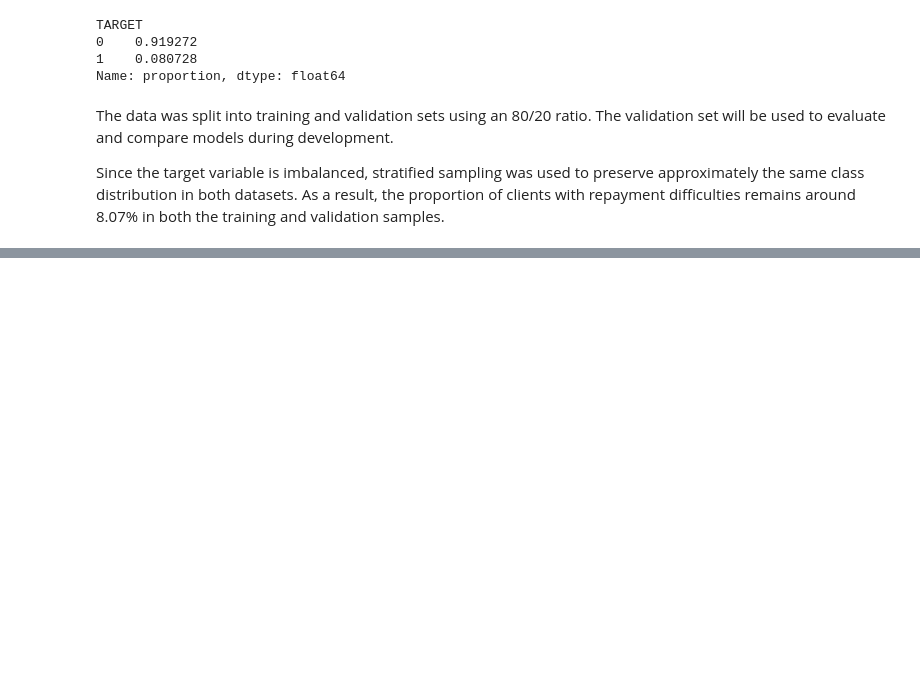
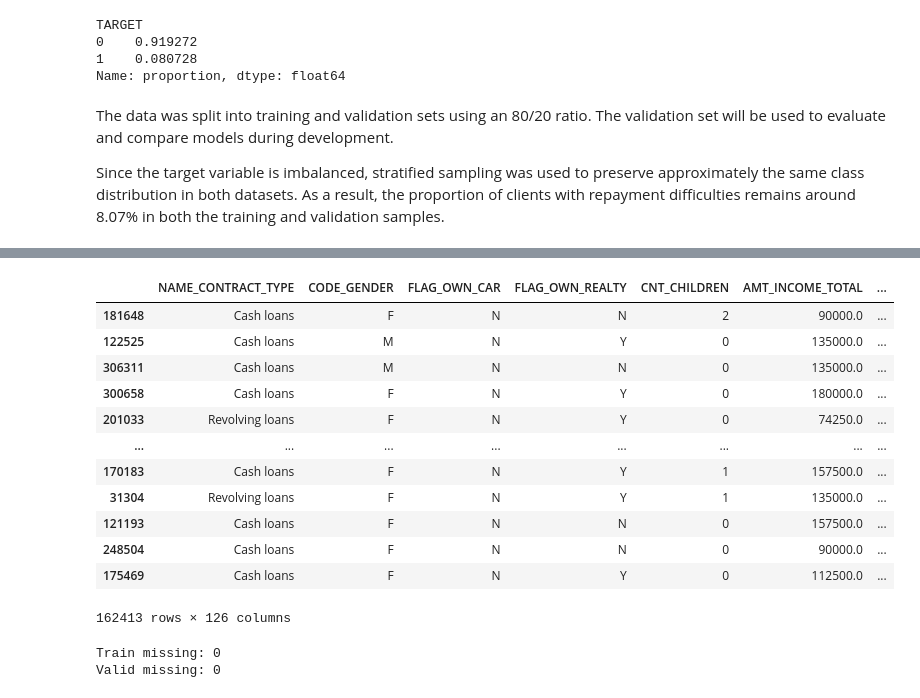
Before and after one commit to Tural-Kazimov/home-credit-default-risk, a Jupyter notebook: 02_model_development.ipynb, the cells around one changed output, grey strips where cells are left out. Saved outputs shown, nothing was run; the diff lists cells and outputs as text; code cells hidden in the pictures; blank space fills up the shorter version.

```diff
--- a/02_model_development.ipynb
+++ b/02_model_development.ipynb
@@ -58,0 +165,59 @@ Since the target variable is imbalanced, stratified sampling was used to preserv
+# %%
+X_train[(X_train['FLAG_OWN_CAR']=='N') & (X_train['OWN_CAR_AGE'].isna())]
+# %% [output]
+|  | NAME_CONTRACT_TYPE | CODE_GENDER | FLAG_OWN_CAR | FLAG_OWN_REALTY | CNT_CHILDREN | AMT_INCOME_TOTAL | ... |
+| 181648 | Cash loans | F | N | N | 2 | 90000.0 | ... |
+| 122525 | Cash loans | M | N | Y | 0 | 135000.0 | ... |
+| 306311 | Cash loans | M | N | N | 0 | 135000.0 | ... |
+| 300658 | Cash loans | F | N | Y | 0 | 180000.0 | ... |
+| 201033 | Revolving loans | F | N | Y | 0 | 74250.0 | ... |
+| ... | ... | ... | ... | ... | ... | ... | ... |
+| 170183 | Cash loans | F | N | Y | 1 | 157500.0 | ... |
+| 31304 | Revolving loans | F | N | Y | 1 | 135000.0 | ... |
+| 121193 | Cash loans | F | N | N | 0 | 157500.0 | ... |
+| 248504 | Cash loans | F | N | N | 0 | 90000.0 | ... |
+| 175469 | Cash loans | F | N | Y | 0 | 112500.0 | ... |
+162413 rows × 126 columns
+# %%
+# Use 0 for clients without a car.
+# Use the training median for car owners with unknown car age.
+# Apply the same training median to the validation set.
+
+car_age_median = X_train.loc[
+    X_train['FLAG_OWN_CAR'] == 'Y',
+    'OWN_CAR_AGE'
+].median()
+
+train_car_missing = (
+    (X_train['FLAG_OWN_CAR']=='Y')
+    & (X_train['OWN_CAR_AGE'].isna())
+)
+
+X_train.loc[train_car_missing, 'OWN_CAR_AGE'] = car_age_median
+
+valid_car_missing = (
+    (X_valid['FLAG_OWN_CAR']=='Y')
+    & (X_valid['OWN_CAR_AGE'].isna())
+)
+X_valid.loc[valid_car_missing, 'OWN_CAR_AGE'] = car_age_median
+
+
+train_no_car = (
+    (X_train['FLAG_OWN_CAR']=='N')
+    & (X_train['OWN_CAR_AGE'].isna())
+)
+valid_no_car = (
+    (X_valid['FLAG_OWN_CAR']=='N')
+    & (X_valid['OWN_CAR_AGE'].isna())
+)
+
+X_train.loc[train_no_car, 'OWN_CAR_AGE'] = 0
+
+X_valid.loc[valid_no_car, 'OWN_CAR_AGE'] = 0
+
+# Check
+print('Train missing:', X_train['OWN_CAR_AGE'].isna().sum())
+print('Valid missing:', X_valid['OWN_CAR_AGE'].isna().sum())
+# %% [output]
+Train missing: 0
+Valid missing: 0
```
Also changed, not shown: parts of 38 cells of this notebook, 1 other file.
